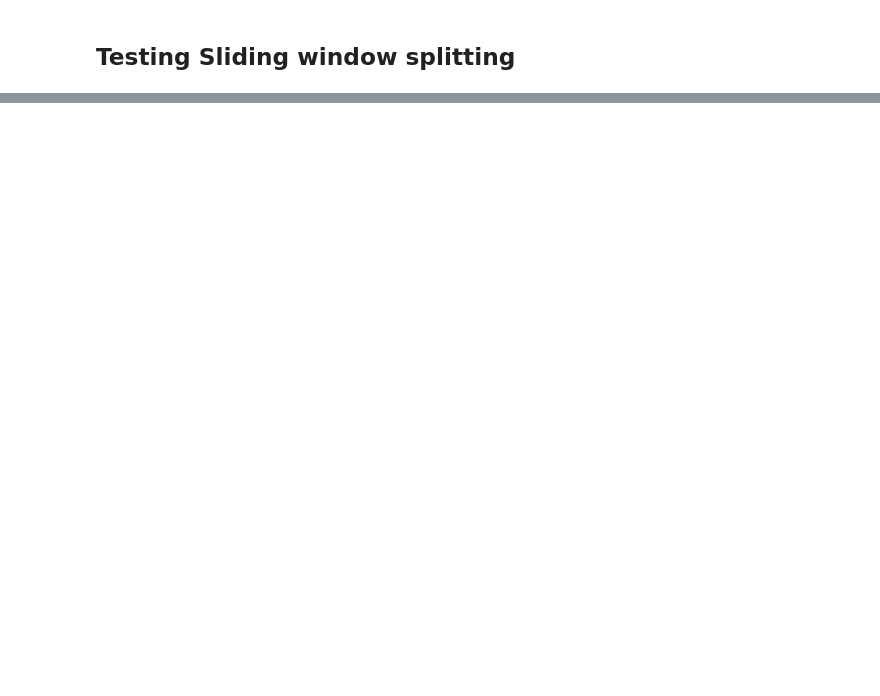
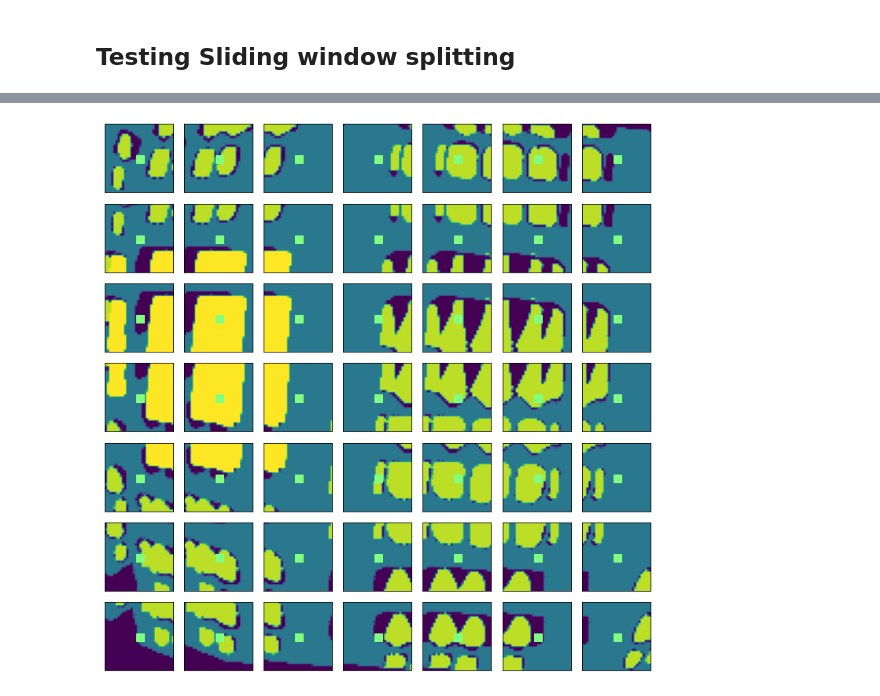
Before and after one commit to josephsv96/crate_classifier, a Jupyter notebook: test_sliding.ipynb, the cells around one changed output, grey strips where cells are left out. Saved outputs shown, nothing was run; the diff lists cells and outputs as text; code cells hidden in the pictures; blank space fills up the shorter version.

```diff
--- a/test_sliding.ipynb
+++ b/test_sliding.ipynb
@@ -65,0 +93,4 @@ plt.show()
+# %%
+sliding_obj.show_slices_overlay(num_class=10)
+# %% [output]
+[figure, added]
```
Also changed, not shown: parts of 11 cells of this notebook, 6 other files.
